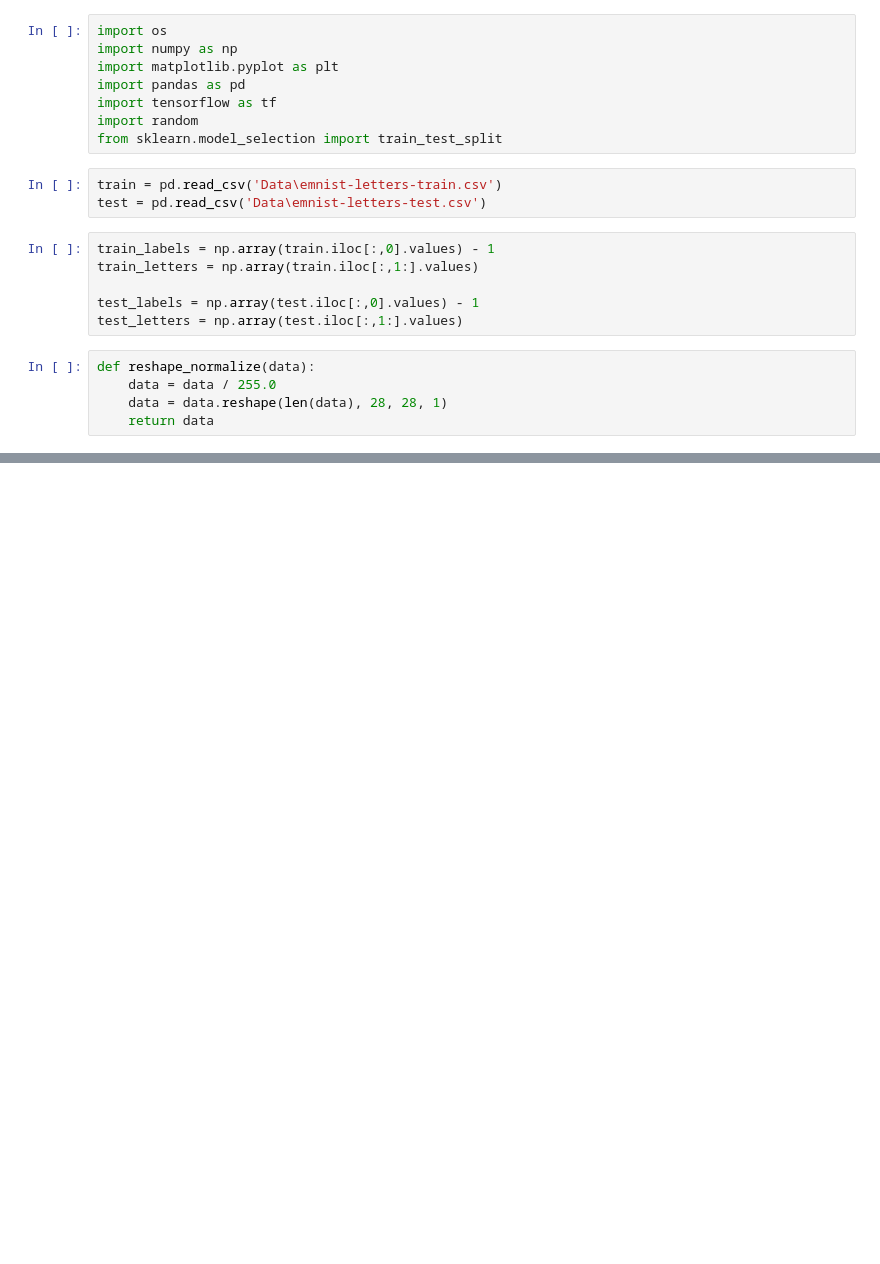
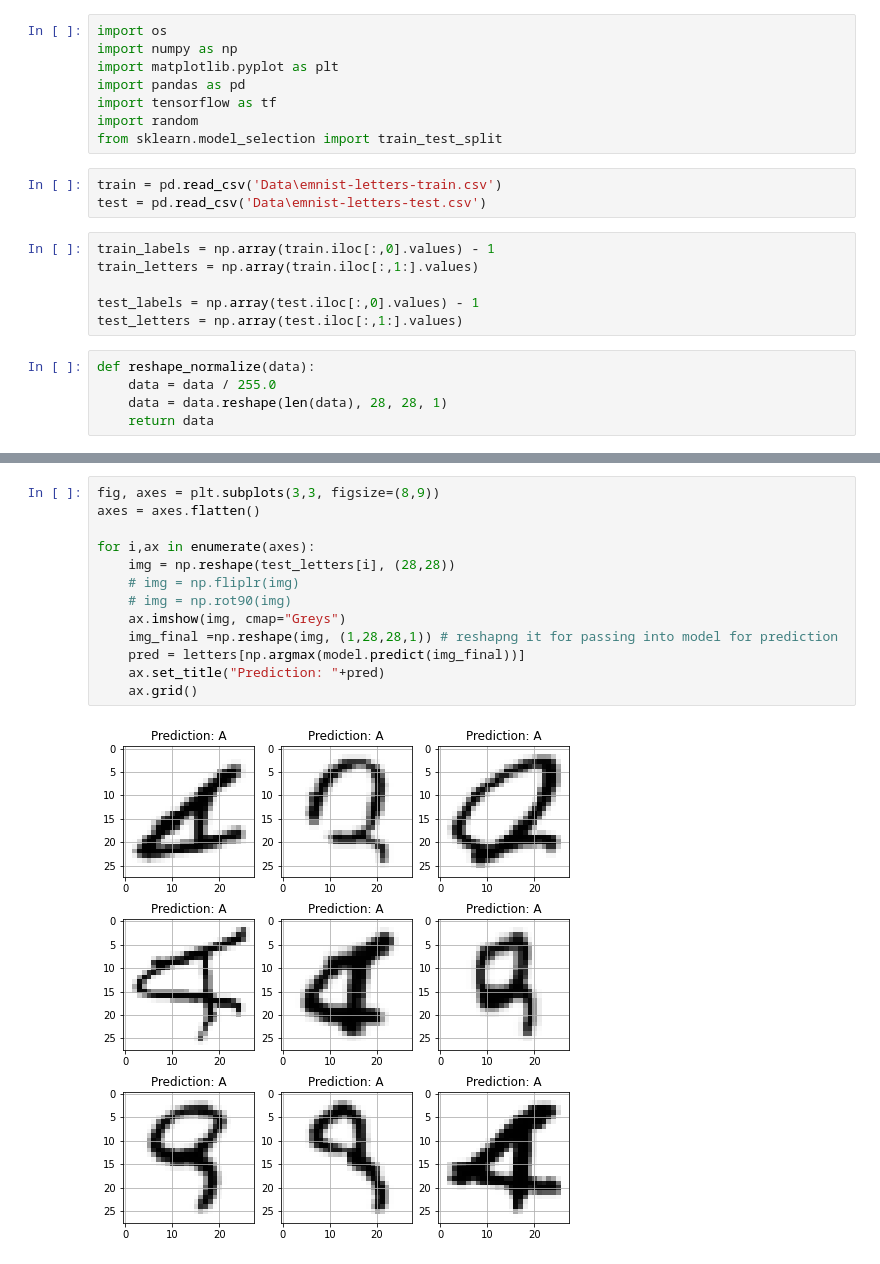
Before and after one commit to MRifqiFz/DidowML, a Jupyter notebook: model.ipynb, the cells around one changed output, grey strips where cells are left out. Cells and saved outputs as stored; diff of their text form; blank space fills up the shorter version.

```diff
--- a/model.ipynb
+++ b/model.ipynb
@@ -145,0 +144,15 @@ Test Accuracy:  0.8880329728126526
+# %%
+fig, axes = plt.subplots(3,3, figsize=(8,9))
+axes = axes.flatten()
+
+for i,ax in enumerate(axes):
+    img = np.reshape(test_letters[i], (28,28))
+    # img = np.fliplr(img)
+    # img = np.rot90(img)
+    ax.imshow(img, cmap="Greys")
+    img_final =np.reshape(img, (1,28,28,1)) # reshapng it for passing into model for prediction
+    pred = letters[np.argmax(model.predict(img_final))]
+    ax.set_title("Prediction: "+pred)
+    ax.grid()
+# %% [output]
+[figure, added]
```
Also changed, not shown: parts of 8 cells of this notebook, 1 other file.
